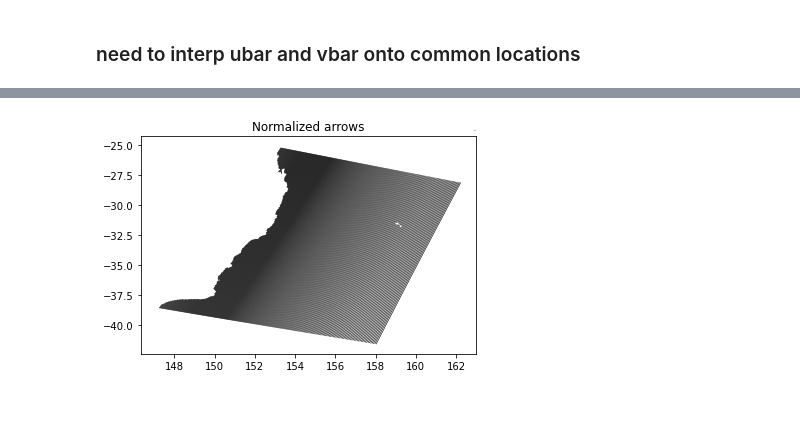
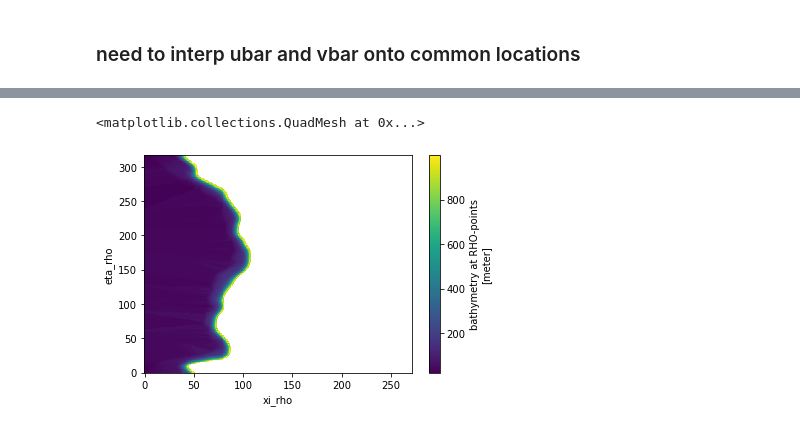
Before and after one commit to nmalan/EAC_Xshelf_volume_transport, a Jupyter notebook: Intro_fig_plot.ipynb, the cells around one changed output, grey strips where cells are left out. Saved outputs shown, nothing was run; the diff lists cells and outputs as text; code cells hidden in the pictures.

```diff
--- a/Intro_fig_plot.ipynb
+++ b/Intro_fig_plot.ipynb
@@ -194,15 +218,5 @@ plt.savefig('Figures/speed_surf.png', dpi=300)
-# %%
-X = ds.lon_rho
-Y = ds.lat_rho
-
-# normalise arrows to only show direction
-U = (ubar_rho/ds.speed_bar).isel(ocean_time=10)
-V = (vbar_rho/ds.speed_bar).isel(ocean_time=10)
-
-plt.figure()
-plt.title('Normalized arrows')
-Q = plt.quiver(X, Y, U, V, units='width')
-qk = plt.quiverkey(Q, 0.9, 0.9, 2, r'$2 \frac{m}{s}$', labelpos='E',
-                   coordinates='figure')
-# %% [output]
-[figure, removed]
+# %%
+ds.h.where(ds.h<1000).plot()
+# %% [output]
+<matplotlib.collections.QuadMesh at 0x...>
+[figure, added]
```
Also changed, not shown: parts of 3 cells of this notebook, 1 other file.
